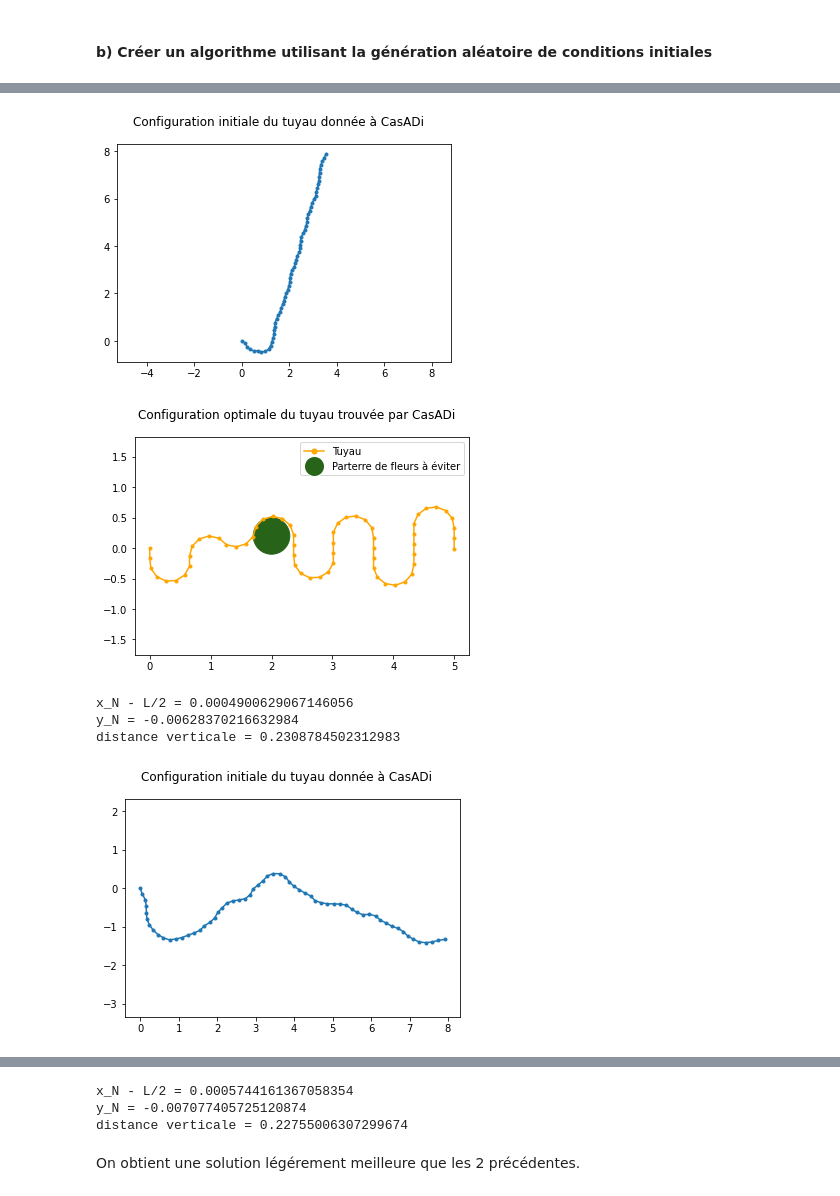
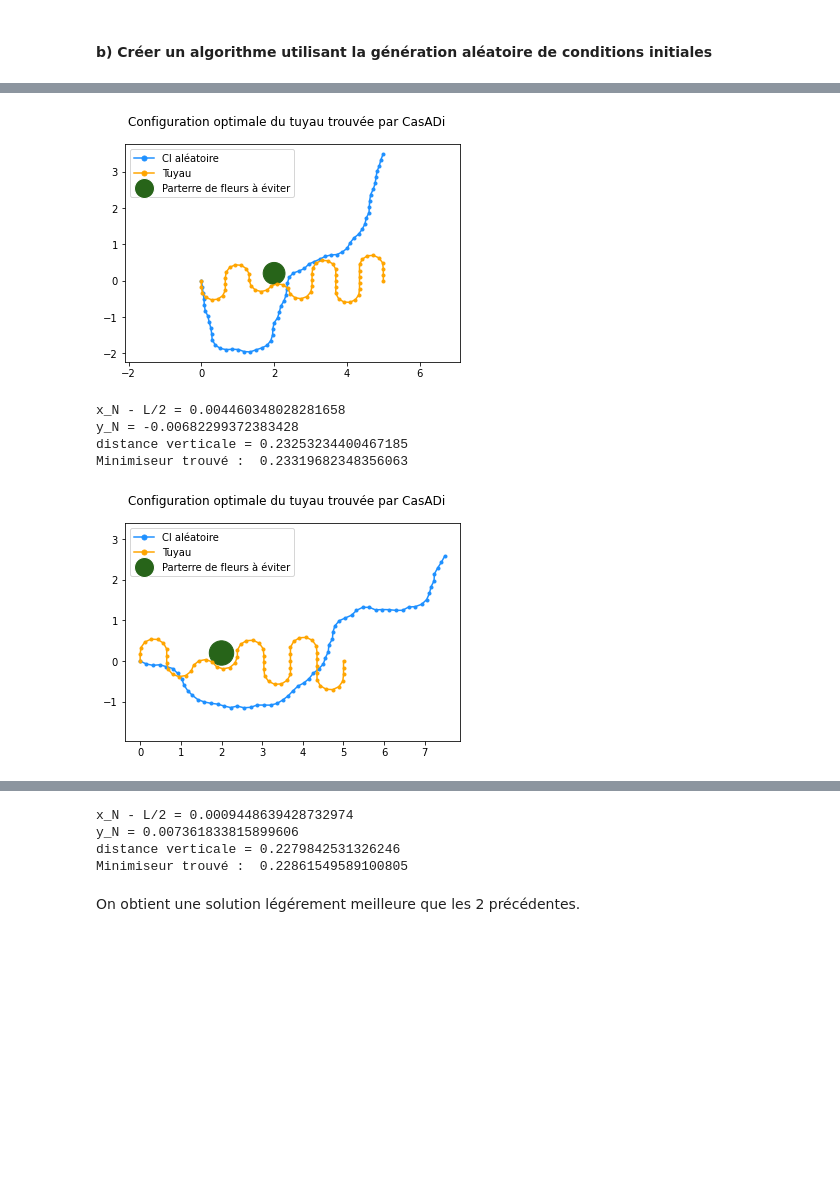
Before and after one commit to LouisJustinTALLOT/projet-optimisation-alvarez-tallot, a Jupyter notebook: projet_optimisation_alvarez_tallot.ipynb, the cells around one changed output, grey strips where cells are left out. Cells and saved outputs as stored; diff of their text form; code cells hidden in the pictures; blank space fills up the shorter version.

```diff
--- a/projet_optimisation_alvarez_tallot.ipynb
+++ b/projet_optimisation_alvarez_tallot.ipynb
@@ -535,7 +536,6 @@ def optim_avec_parterre_CI_aleatoires(L=10, N=60, K1=10, K2=10, gamma=3, x_P=2,
                         marker='o',markersize=5, markerfacecolor=color_CI)
         list_ligne_CI = [line_CI]
         list_legende_CI = ["CI aléatoire"]
-#         plt.show()
 
     # on lance une optimisation avec CasADi
     opti = casadi.Opti()
@@ -582,17 +582,14 @@ def optim_avec_parterre_CI_aleatoires(L=10, N=60, K1=10, K2=10, gamma=3, x_P=2,
     else:
         with io.capture_output() as captured:
             sol = opti.solve()
-    # print(sol.value(z))
-#     print(sol.value(f))
+
     result = sol.value(z)
 
     if plot:
-#         plt.figure()
         # les couleurs pour que ça soit joli
         couleur_tuyau = "orange"
         # couleur_parterre = matplotlib.cm.gist_earth(0.6)
         couleur_parterre = matplotlib.cm.PiYG(0.999)
-
 
         X = [result[i] for i in range(N+1, 2*N+2)]
         Y = [result[i] for i in range(0, N+1)]
@@ -601,11 +598,6 @@ def optim_avec_parterre_CI_aleatoires(L=10, N=60, K1=10, K2=10, gamma=3, x_P=2,
         plt.suptitle("Configuration optimale du tuyau trouvée par CasADi")
 
         parterre_fleurs = plt.Circle((x_P, y_P), R, color=couleur_parterre)
-
-
-#         legende_tuyau = plt.Line2D(range(1), range(1),
-#                                 marker="o", color=couleur_tuyau)
-
 
         line1 = plt.Line2D([], [], color=couleur_tuyau,
                         marker='o',markersize=5, markerfacecolor=couleur_tuyau)
@@ -618,8 +610,8 @@ def optim_avec_parterre_CI_aleatoires(L=10, N=60, K1=10, K2=10, gamma=3, x_P=2,
         print(f'y_N = {result[N]}')
         y = [x**2 for x in result[0:N+1]]
         print(f'distance verticale = {dx**2*sum(y)}')
-
+        print("Minimiseur trouvé : ", K1*(result[2*N+1]-L/2)**2 + K2 * (result[N])**2 + dx**2*sum(y) )
 
     if must_return:
-        return result
+        return result, z0, sol.value(f)
 # %%
@@ -633,10 +625,10 @@ distance verticale = 2.242236708656631
 # %%
+optim_avec_parterre_CI_aleatoires(plot_CI= True, K1=10)
 optim_avec_parterre_CI_aleatoires(plot_CI= True, K1=100)
-optim_avec_parterre_CI_aleatoires(plot_CI= True, K1=100)
 # %% [output]
-[figure, old version]
+[figure, new version]
+x_N - L/2 = 0.004460348028281658
+y_N = -0.00682299372383428
+distance verticale = 0.23253234400467185
+Minimiseur trouvé :  0.23319682348356063
-[figure, old version]
+[figure, new version]
-x_N - L/2 = 0.0004900629067146056
-y_N = -0.00628370216632984
-distance verticale = 0.2308784502312983
-[figure, removed]
@@ -644,6 +635,7 @@ distance verticale = 0.2308784502312983
-x_N - L/2 = 0.0005744161367058354
-y_N = -0.007077405725120874
-distance verticale = 0.22755006307299674
+x_N - L/2 = 0.0009448639428732974
+y_N = 0.007361833815899606
+distance verticale = 0.2279842531326246
+Minimiseur trouvé :  0.22861549589100805
 # %% [markdown]
 On obtient une solution légérement meilleure que les 2 précédentes.
 # %%
```
Also changed, not shown: parts of 12 cells of this notebook.
